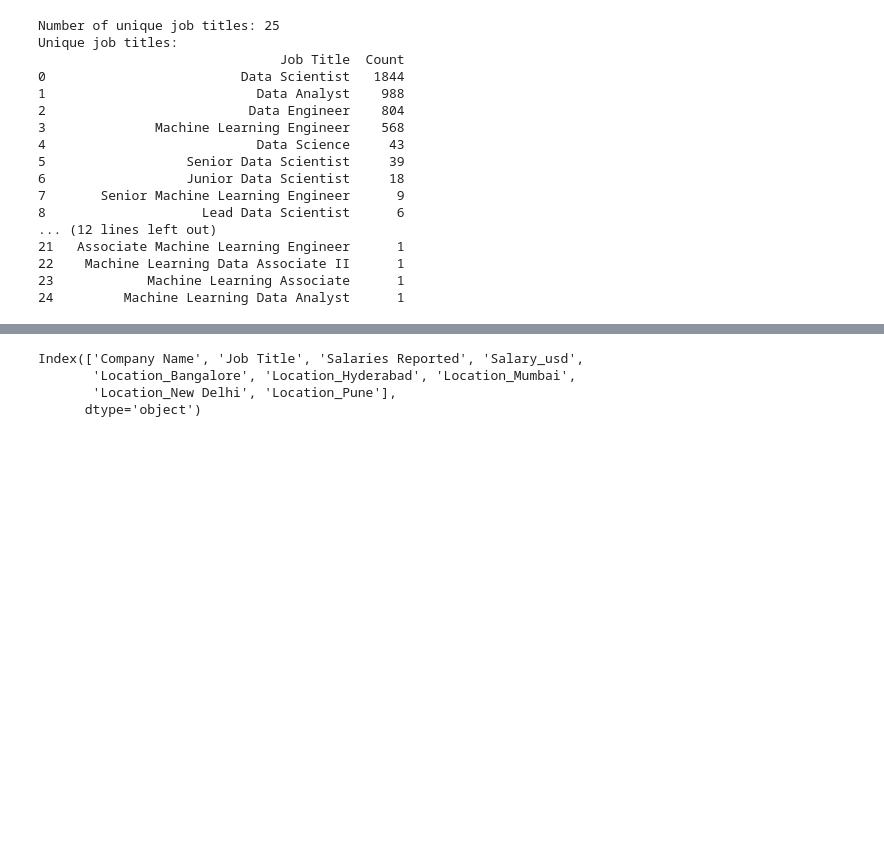
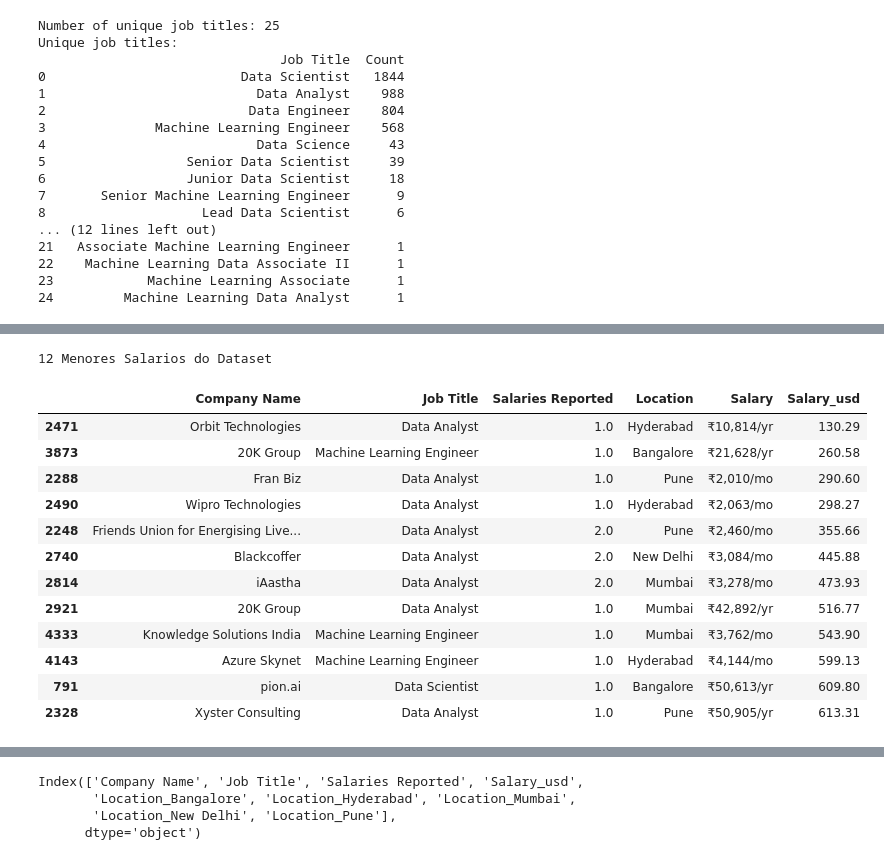
Before and after one commit to lanjos1/Salary-Estimation-Using-Regression-Model, a Jupyter notebook: Salary.ipynb, the cells around one changed output, grey strips where cells are left out. Drawn from its saved outputs; the diff is of its cells as text; code cells hidden in the pictures; blank space fills up the shorter version.

```diff
--- a/Salary.ipynb
+++ b/Salary.ipynb
@@ -180,0 +186,18 @@ df.head()
+# %%
+print("12 Menores Salarios do Dataset")
+df.sort_values(by="Salary_usd", ascending=True).head(12)
+# %% [output]
+12 Menores Salarios do Dataset
+|  | Company Name | Job Title | Salaries Reported | Location | Salary | Salary_usd |
+| 2471 | Orbit Technologies | Data Analyst | 1.0 | Hyderabad | ₹10,814/yr | 130.29 |
+| 3873 | 20K Group | Machine Learning Engineer | 1.0 | Bangalore | ₹21,628/yr | 260.58 |
+| 2288 | Fran Biz | Data Analyst | 1.0 | Pune | ₹2,010/mo | 290.60 |
+| 2490 | Wipro Technologies | Data Analyst | 1.0 | Hyderabad | ₹2,063/mo | 298.27 |
+| 2248 | Friends Union for Energising Live... | Data Analyst | 2.0 | Pune | ₹2,460/mo | 355.66 |
+| 2740 | Blackcoffer | Data Analyst | 2.0 | New Delhi | ₹3,084/mo | 445.88 |
+| 2814 | iAastha | Data Analyst | 2.0 | Mumbai | ₹3,278/mo | 473.93 |
+| 2921 | 20K Group | Data Analyst | 1.0 | Mumbai | ₹42,892/yr | 516.77 |
+| 4333 | Knowledge Solutions India | Machine Learning Engineer | 1.0 | Mumbai | ₹3,762/mo | 543.90 |
+| 4143 | Azure Skynet | Machine Learning Engineer | 1.0 | Hyderabad | ₹4,144/mo | 599.13 |
+| 791 | pion.ai | Data Scientist | 1.0 | Bangalore | ₹50,613/yr | 609.80 |
+| 2328 | Xyster Consulting | Data Analyst | 1.0 | Pune | ₹50,905/yr | 613.31 |
```
Also changed, not shown: parts of 3 cells of this notebook.
